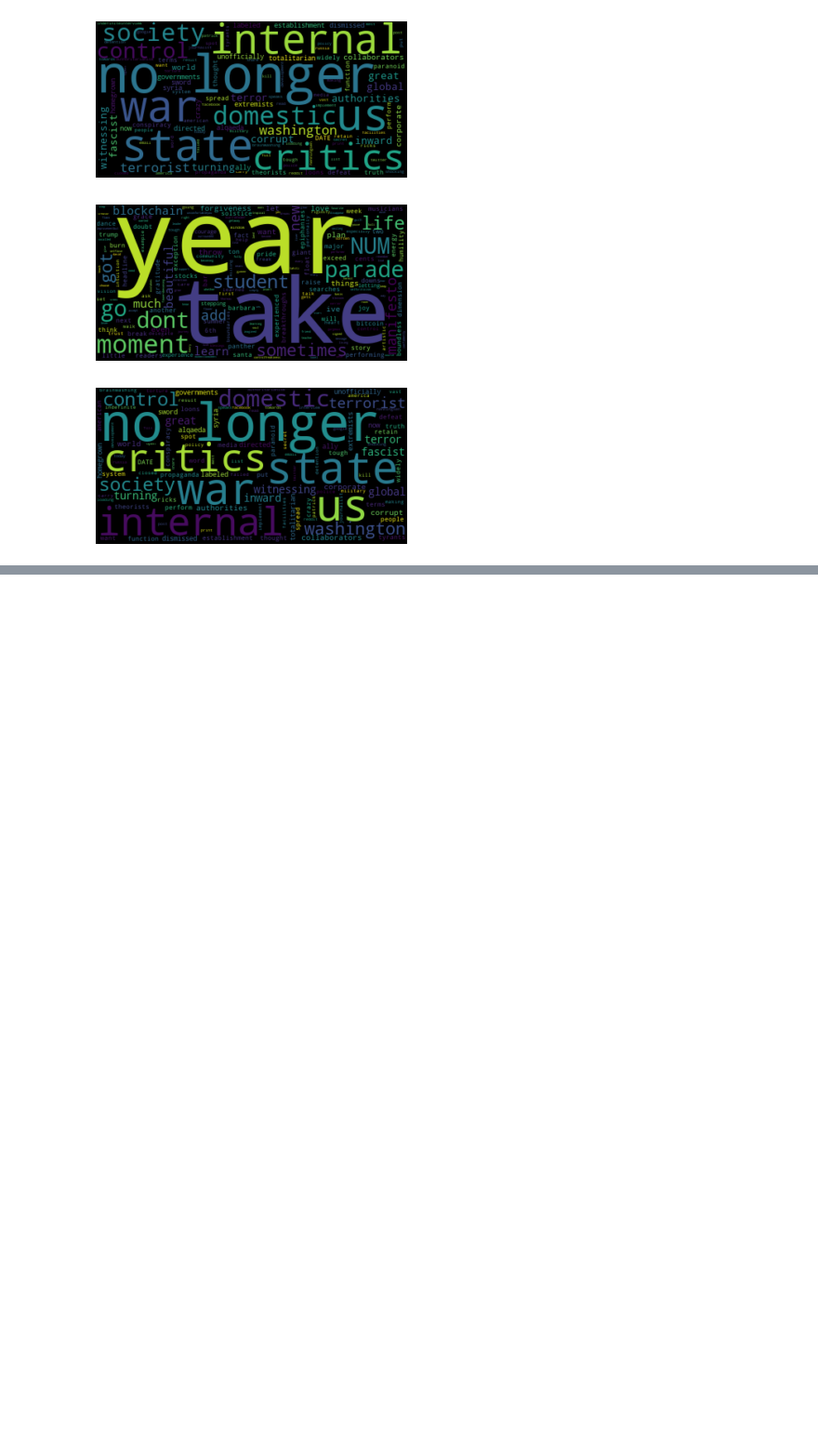
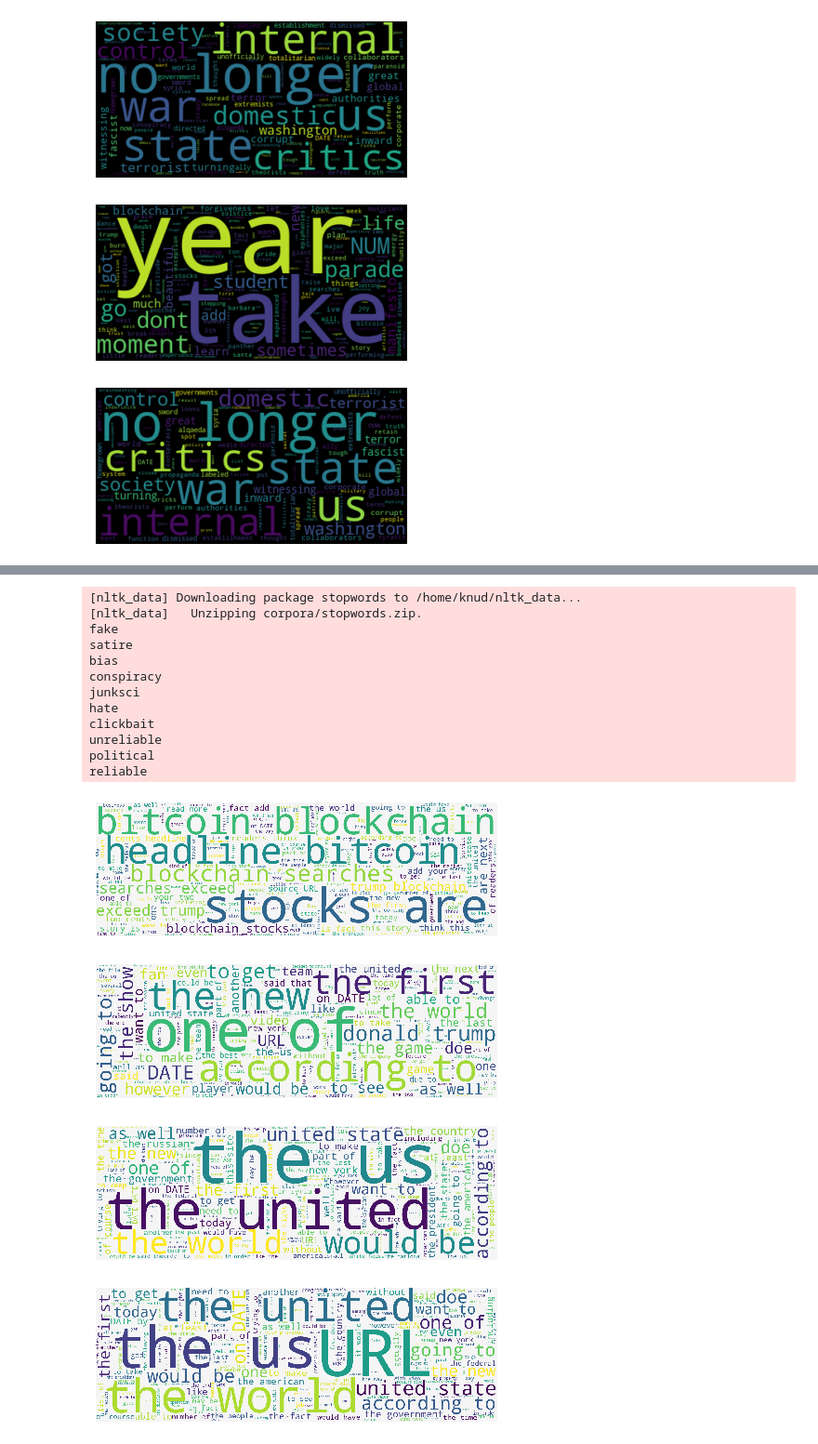
Before and after one commit to SystemOut1324/Datascience_Final_Project, a Jupyter notebook: Appendix/Manual/Setup_Exploration_Knud.ipynb, the cells around one changed output, grey strips where cells are left out. Shown at 93% size. Drawn from its saved outputs; the diff is of its cells as text; code cells hidden in the pictures; blank space fills up the shorter version.

Commit message:
Plot stuff

```diff
--- a/Appendix/Manual/Setup_Exploration_Knud.ipynb
+++ b/Appendix/Manual/Setup_Exploration_Knud.ipynb
@@ -60,4 +72,0 @@ for type in types:
-# %%
-# Average length for articles of type 'fake'
-subset = data[data['type'] == 'fake']
-subset.Len.mean(axis = 0)
@@ -66,4 +72,0 @@ subset.Len.mean(axis = 0)
-# %%
-# Average length for articles of type 'reliable'
-subset = data[data['type'] == 'reliable']
-subset.Len.mean(axis = 0)
@@ -72,4 +72,0 @@ subset.Len.mean(axis = 0)
-# %%
-# Average length for articles of type 'hate'
-subset = data[data['type'] == 'hate']
-subset.Len.mean(axis = 0)
@@ -188,3 +183,7 @@ plt.axis("off")
 plt.show()
 # %% [output]
 [figure]
+# %%
+# Create df for the entire file
+df = pd.read_csv(filepath, index_col = [0])
+print('Done')
@@ -190,0 +196,64 @@ plt.show()
+# %%
+# Libraries
+from wordcloud import WordCloud
+import matplotlib.pyplot as plt
+import numpy as np
+import nltk
+nltk.download('stopwords')
+from nltk.corpus import stopwords
+
+
+# Print wordcloud for a given type and save as an image
+def wordcloud(df_in=df, article_type='reliable', num=50, path='../Data_sample/wordcloud/', size=(1500,500), removeWords=[]):
+    # Get num of articles with given type
+    type_text = df_in['content'].loc[df_in['type'] == article_type].head(num)
+
+    # Regex replace - force some words
+    regex = r"NUM"
+    type_text = type_text.replace(to_replace=regex, value=' ', regex=True)
+
+    # text used by wordcloud
+    text = " ".join(article for article in type_text)
+
+    # Create blacklist - combine stopwords with user input
+    blackList = set(stopwords.words('english'))
+    blackList.update(removeWords)
+
+    # Create the wordcloud object
+    wordcloud = WordCloud(font_path=None, width = size[0], height=size[1],
+                max_words=200, stopwords=blackList, background_color='whitesmoke', max_font_size=None, font_step=1, mode='RGB',
+                collocations=True, colormap=None, normalize_plurals=True).generate(text)
+
+    fig = plt.figure()
+    ax = plt.axes([0,0,1,1])
+    plt.imshow(wordcloud, interpolation="nearest")
+    plt.axis('off')
+    # plt.savefig(path+article_type+'_wordcloud.png', figsize = size, dpi=300)
+
+# Types used in wordcloud
+types = df['type'].unique().tolist()
+
+# Blacklist of words - some from dataset some from function(wordcloud)
+words=['ha', 'hi', 'wa']
+
+# Generate wordcloud for each type
+for t in types:
+    print(t)
+    wordcloud(df_in=df, article_type=t, num=5000, removeWords=words)
+# %% [output]
+[nltk_data] Downloading package stopwords to /home/knud/nltk_data...
+[nltk_data]   Unzipping corpora/stopwords.zip.
+fake
+satire
+bias
+conspiracy
+junksci
+hate
+clickbait
+unreliable
+political
+reliable
+[figure, added]
+[figure, added]
+[figure, added]
+[figure, added]
```
Also changed, not shown: parts of 12 cells of this notebook.
